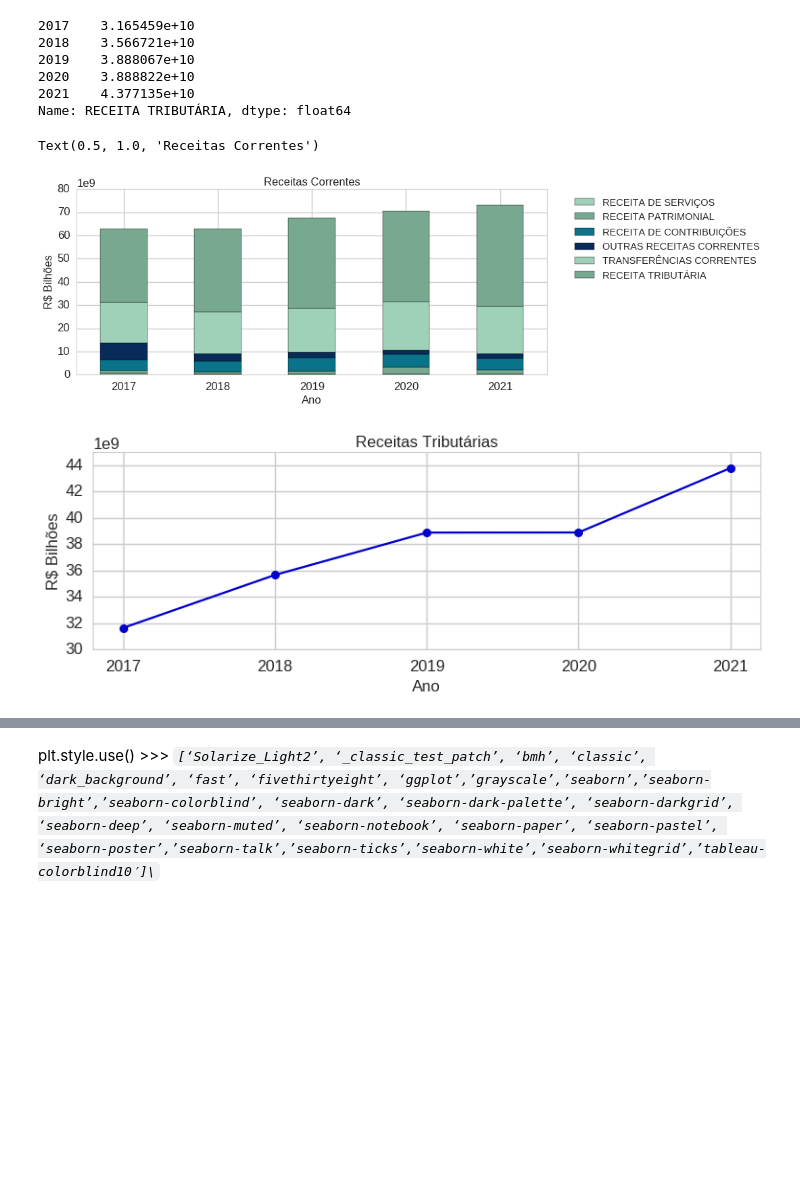
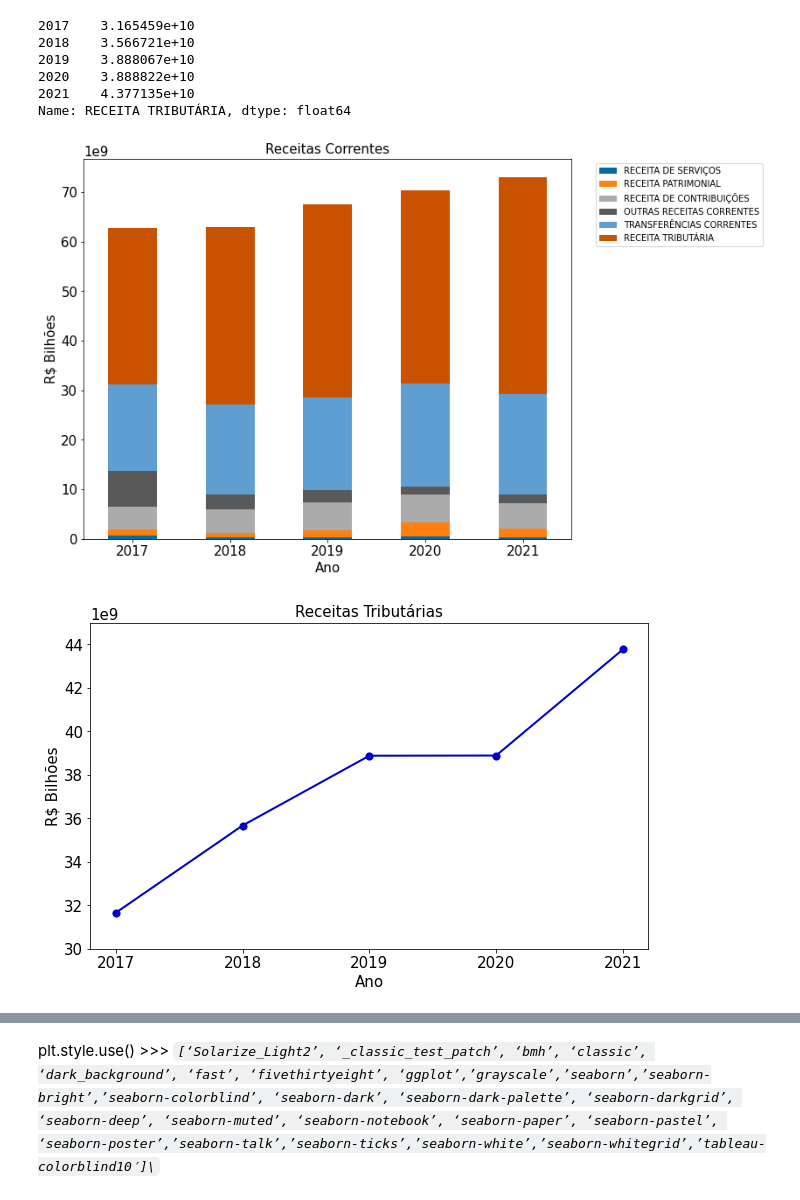
Before and after one commit to carolfazani/orcamento_sp, a Jupyter notebook: Preparando_os_dados.ipynb, the cells around one changed output, grey strips where cells are left out. Cells and saved outputs as stored; diff of their text form; code cells hidden in the pictures; blank space fills up the shorter version.

```diff
--- a/Preparando_os_dados.ipynb
+++ b/Preparando_os_dados.ipynb
@@ -664,19 +664,19 @@ Name: RECEITA TRIBUTÁRIA, dtype: float64
 # %%
 #colors = [ '#092b5a', '#09738a', '#78a890',  '#9ed1b7']
 colors = ['#9ed1b7', '#78a890',  '#09738a', '#092b5a']
 #colors = colors.reverse()
-
-querycorrente.plot(kind="bar",stacked=True,figsize=(10,8), color= colors )
+plt.style.use('tableau-colorblind10')
+querycorrente.plot(kind="bar",stacked=True,figsize=(10,8)) #, color= colors
 plt.legend(bbox_to_anchor=(1.04,1), loc="upper left")
 plt.xticks(rotation=360)
 plt.ticklabel_format(style='sci',axis='y',scilimits=(9,9))
 plt.ylabel('R$ Bilhões')
 plt.xlabel('Ano')
 plt.title('Receitas Correntes')
 #plt.style.use('seaborn-talk')
+plt.savefig('corrente.png', transparent = True, bbox_inches='tight')
 # %% [output]
-Text(0.5, 1.0, 'Receitas Correntes')
-[figure, old version]
+[figure, new version]
 # %%
 
 
@@ -713,4 +713,4 @@ plt.ticklabel_format(style='sci',axis='y',scilimits=(9,9))
 
 plt.savefig('grafico5.png', transparent = True)
 # %% [output]
-[figure, old version]
+[figure, new version]
```
Also changed, not shown: parts of 16 cells of this notebook.
